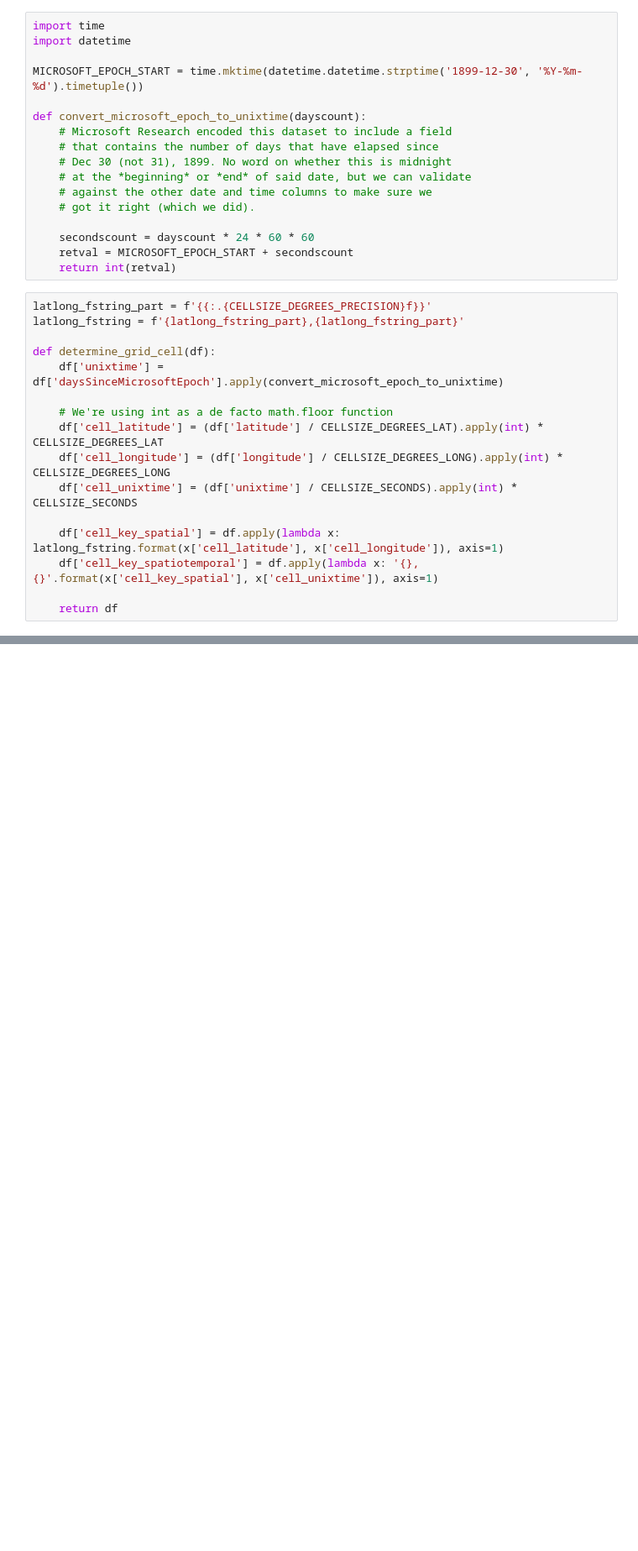
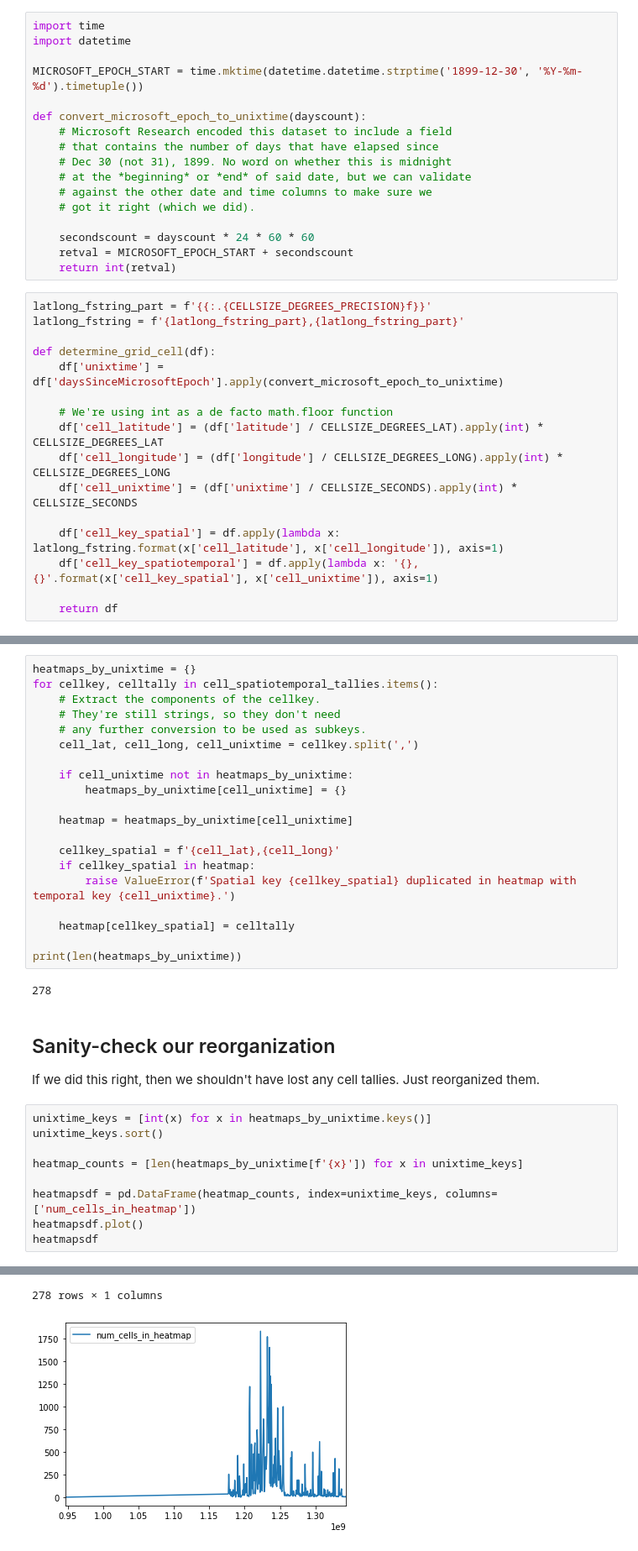
Before and after one commit to freyley/proof, a Jupyter notebook: geolife-density-time-grid/notebooks/Discretize-Geolife-Trajectories.ipynb, the cells around one changed output, grey strips where cells are left out. Shown at 84% size. Drawn from its saved outputs; the diff is of its cells as text; blank space fills up the shorter version.

Commit message:
Completed the Jupyter Notebook and checking in the resultant JSON output

```diff
--- a/geolife-density-time-grid/notebooks/Discretize-Geolife-Trajectories.ipynb
+++ b/geolife-density-time-grid/notebooks/Discretize-Geolife-Trajectories.ipynb
@@ -165,0 +230,35 @@ len(cell_spatiotemporal_tallies)
+# %%
+heatmaps_by_unixtime = {}
+for cellkey, celltally in cell_spatiotemporal_tallies.items():
+    # Extract the components of the cellkey.
+    # They're still strings, so they don't need
+    # any further conversion to be used as subkeys.
+    cell_lat, cell_long, cell_unixtime = cellkey.split(',')
+
+    if cell_unixtime not in heatmaps_by_unixtime:
+        heatmaps_by_unixtime[cell_unixtime] = {}
+
+    heatmap = heatmaps_by_unixtime[cell_unixtime]
+
+    cellkey_spatial = f'{cell_lat},{cell_long}'
+    if cellkey_spatial in heatmap:
+        raise ValueError(f'Spatial key {cellkey_spatial} duplicated in heatmap with temporal key {cell_unixtime}.')
+
+    heatmap[cellkey_spatial] = celltally
+
+print(len(heatmaps_by_unixtime))
+# %% [output]
+278
+# %% [markdown]
+## Sanity-check our reorganization
+If we did this right, then we shouldn't have lost any cell tallies. Just reorganized them.
+# %%
+unixtime_keys = [int(x) for x in heatmaps_by_unixtime.keys()]
+unixtime_keys.sort()
+
+heatmap_counts = [len(heatmaps_by_unixtime[f'{x}']) for x in unixtime_keys]
+
+heatmapsdf = pd.DataFrame(heatmap_counts, index=unixtime_keys, columns=['num_cells_in_heatmap'])
+heatmapsdf.plot()
+heatmapsdf
+# %% [output]
@@ -165,0 +277,2 @@ len(cell_spatiotemporal_tallies)
+278 rows × 1 columns
+[figure, added]
```
Also changed, not shown: parts of 19 cells of this notebook, 2 other files.
